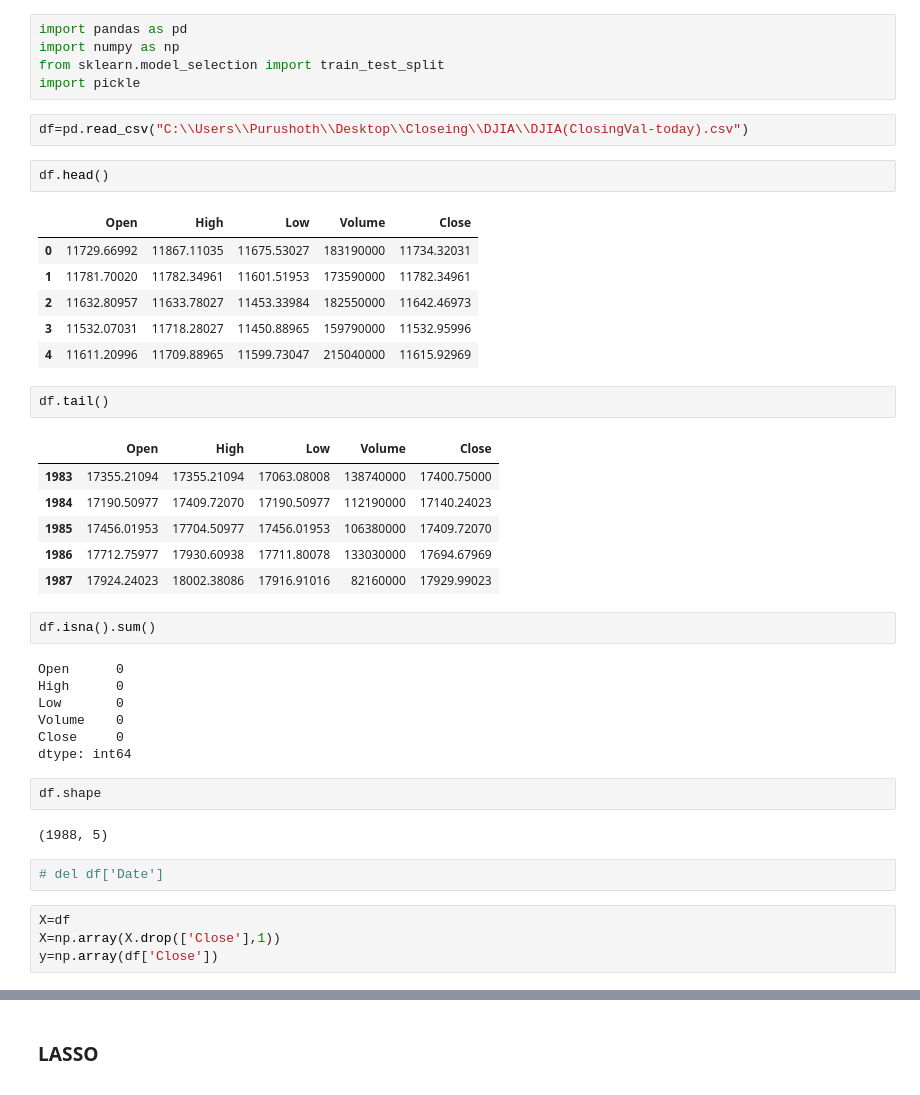
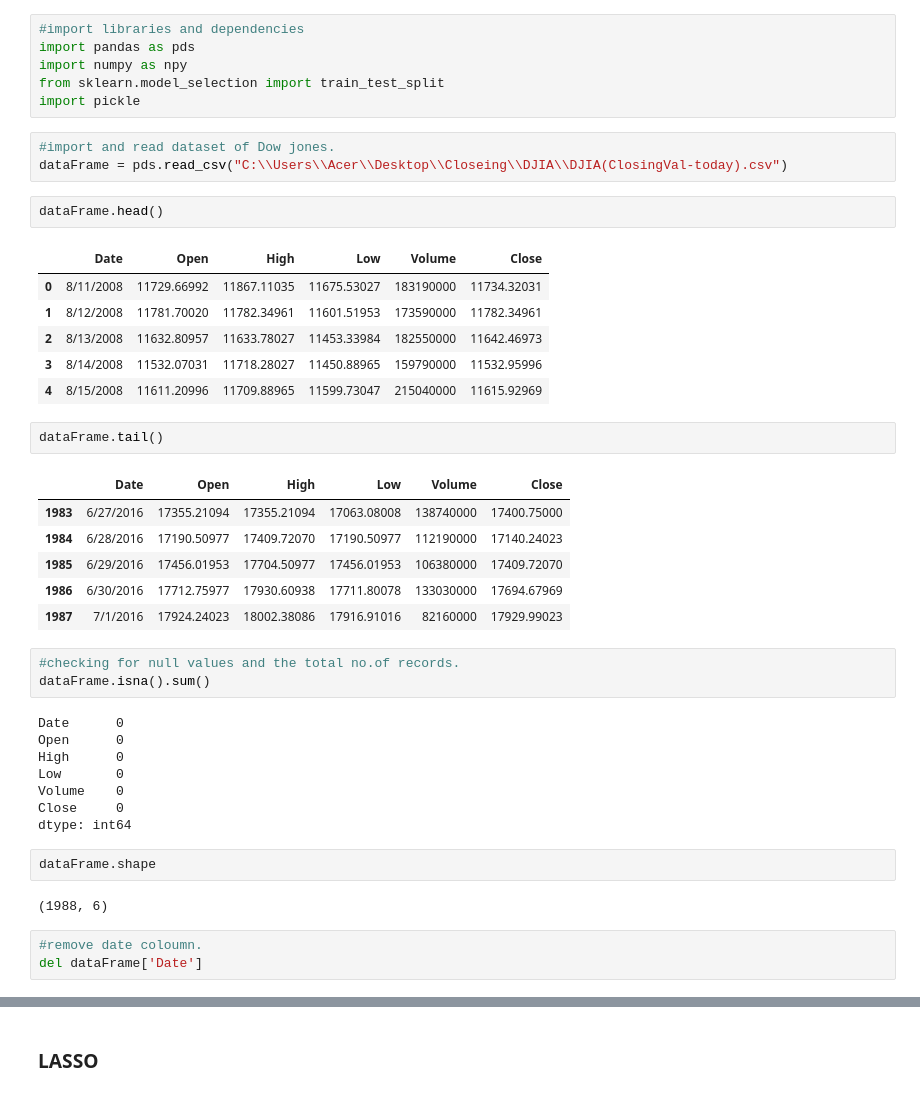
Before and after one commit to Purushothh/FYP, a Jupyter notebook: Closeing/DJIA/DJIA(Today_Pred)-Updated.ipynb, the cells around one changed output, grey strips where cells are left out. Cells and saved outputs as stored; diff of their text form.

```diff
--- a/Closeing/DJIA/DJIA(Today_Pred)-Updated.ipynb
+++ b/Closeing/DJIA/DJIA(Today_Pred)-Updated.ipynb
@@ -1,44 +1,45 @@
 # %%
-import pandas as pd
-import numpy as np
+#import libraries and dependencies
+import pandas as pds
+import numpy as npy
 from sklearn.model_selection import train_test_split
 import pickle
 # %%
-df=pd.read_csv("C:\\Users\\Purushoth\\Desktop\\Closeing\\DJIA\\DJIA(ClosingVal-today).csv")
+#import and read dataset of Dow jones.
+dataFrame = pds.read_csv("C:\\Users\\Acer\\Desktop\\Closeing\\DJIA\\DJIA(ClosingVal-today).csv")
 # %%
-df.head()
+dataFrame.head()
 # %% [output]
-|  | Open | High | Low | Volume | Close |
-| 0 | 11729.66992 | 11867.11035 | 11675.53027 | 183190000 | 11734.32031 |
-| 1 | 11781.70020 | 11782.34961 | 11601.51953 | 173590000 | 11782.34961 |
-| 2 | 11632.80957 | 11633.78027 | 11453.33984 | 182550000 | 11642.46973 |
-| 3 | 11532.07031 | 11718.28027 | 11450.88965 | 159790000 | 11532.95996 |
-| 4 | 11611.20996 | 11709.88965 | 11599.73047 | 215040000 | 11615.92969 |
+|  | Date | Open | High | Low | Volume | Close |
+| 0 | 8/11/2008 | 11729.66992 | 11867.11035 | 11675.53027 | 183190000 | 11734.32031 |
+| 1 | 8/12/2008 | 11781.70020 | 11782.34961 | 11601.51953 | 173590000 | 11782.34961 |
+| 2 | 8/13/2008 | 11632.80957 | 11633.78027 | 11453.33984 | 182550000 | 11642.46973 |
+| 3 | 8/14/2008 | 11532.07031 | 11718.28027 | 11450.88965 | 159790000 | 11532.95996 |
+| 4 | 8/15/2008 | 11611.20996 | 11709.88965 | 11599.73047 | 215040000 | 11615.92969 |
 # %%
-df.tail()
+dataFrame.tail()
 # %% [output]
-|  | Open | High | Low | Volume | Close |
-| 1983 | 17355.21094 | 17355.21094 | 17063.08008 | 138740000 | 17400.75000 |
-| 1984 | 17190.50977 | 17409.72070 | 17190.50977 | 112190000 | 17140.24023 |
-| 1985 | 17456.01953 | 17704.50977 | 17456.01953 | 106380000 | 17409.72070 |
-| 1986 | 17712.75977 | 17930.60938 | 17711.80078 | 133030000 | 17694.67969 |
-| 1987 | 17924.24023 | 18002.38086 | 17916.91016 | 82160000 | 17929.99023 |
+|  | Date | Open | High | Low | Volume | Close |
+| 1983 | 6/27/2016 | 17355.21094 | 17355.21094 | 17063.08008 | 138740000 | 17400.75000 |
+| 1984 | 6/28/2016 | 17190.50977 | 17409.72070 | 17190.50977 | 112190000 | 17140.24023 |
+| 1985 | 6/29/2016 | 17456.01953 | 17704.50977 | 17456.01953 | 106380000 | 17409.72070 |
+| 1986 | 6/30/2016 | 17712.75977 | 17930.60938 | 17711.80078 | 133030000 | 17694.67969 |
+| 1987 | 7/1/2016 | 17924.24023 | 18002.38086 | 17916.91016 | 82160000 | 17929.99023 |
-# %%
-df.isna().sum()
-# %% [output]
-Open      0
-High      0
-Low       0
-Volume    0
-Close     0
-dtype: int64
+# %%
+#checking for null values and the total no.of records.
+dataFrame.isna().sum()
+# %% [output]
+Date      0
+Open      0
+High      0
+Low       0
+Volume    0
+Close     0
+dtype: int64
 # %%
-df.shape
+dataFrame.shape
 # %% [output]
-(1988, 5)
+(1988, 6)
 # %%
-# del df['Date']
+#remove date coloumn.
+del dataFrame['Date']
-# %%
-X=df
-X=np.array(X.drop(['Close'],1))
-y=np.array(df['Close'])
```
Also changed, not shown: parts of 42 cells of this notebook, 48 other files.
